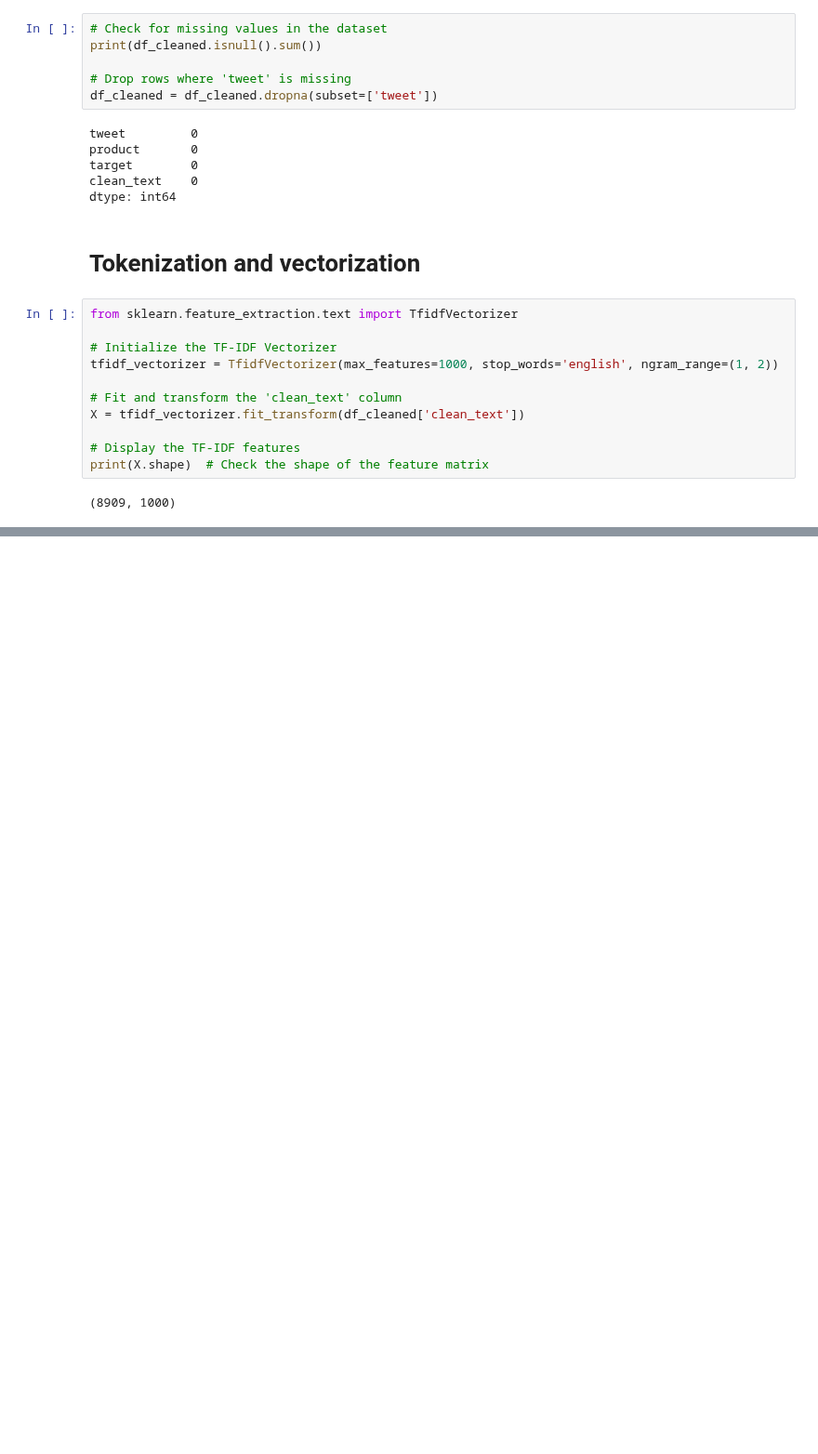
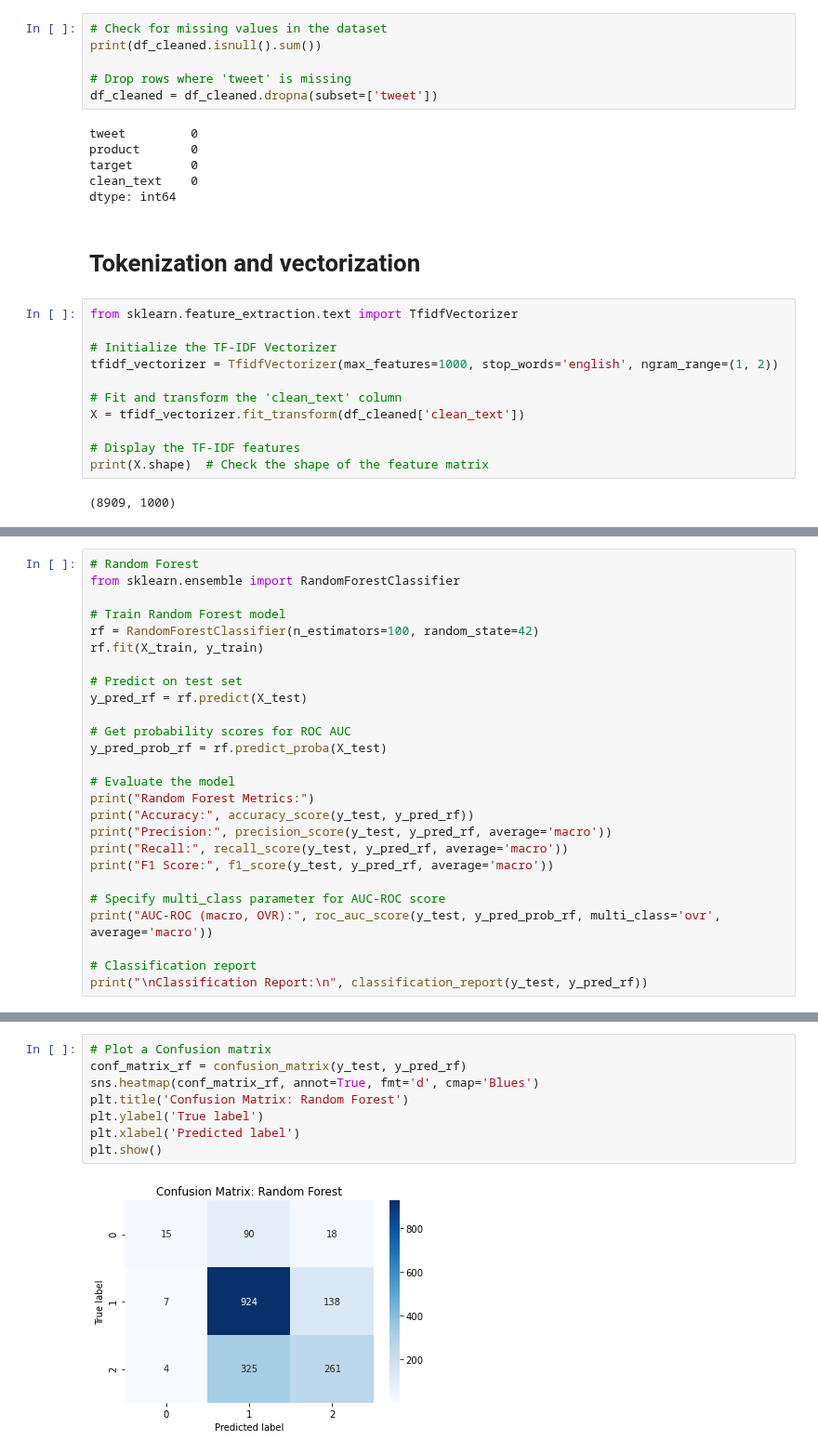
Before and after one commit to George-Chira/twitter-sentiment-analysis, a Jupyter notebook: notebooks/Catherine.ipynb, the cells around one changed output, grey strips where cells are left out. Shown at 93% size. Cells and saved outputs as stored; diff of their text form; blank space fills up the shorter version.

```diff
--- a/notebooks/Catherine.ipynb
+++ b/notebooks/Catherine.ipynb
@@ -332,0 +431,26 @@ df_cleaned['sentiment'] = df_cleaned['is_there_an_emotion_directed_at_a_brand_or
+# %%
+# Random Forest
+from sklearn.ensemble import RandomForestClassifier
+
+# Train Random Forest model
+rf = RandomForestClassifier(n_estimators=100, random_state=42)
+rf.fit(X_train, y_train)
+
+# Predict on test set
+y_pred_rf = rf.predict(X_test)
+
+# Get probability scores for ROC AUC
+y_pred_prob_rf = rf.predict_proba(X_test)
+
+# Evaluate the model
+print("Random Forest Metrics:")
+print("Accuracy:", accuracy_score(y_test, y_pred_rf))
+print("Precision:", precision_score(y_test, y_pred_rf, average='macro'))
+print("Recall:", recall_score(y_test, y_pred_rf, average='macro'))
+print("F1 Score:", f1_score(y_test, y_pred_rf, average='macro'))
+
+# Specify multi_class parameter for AUC-ROC score
+print("AUC-ROC (macro, OVR):", roc_auc_score(y_test, y_pred_prob_rf, multi_class='ovr', average='macro'))
+
+# Classification report
+print("\nClassification Report:\n", classification_report(y_test, y_pred_rf))
@@ -332,0 +475,10 @@ df_cleaned['sentiment'] = df_cleaned['is_there_an_emotion_directed_at_a_brand_or
+# %%
+# Plot a Confusion matrix
+conf_matrix_rf = confusion_matrix(y_test, y_pred_rf)
+sns.heatmap(conf_matrix_rf, annot=True, fmt='d', cmap='Blues')
+plt.title('Confusion Matrix: Random Forest')
+plt.ylabel('True label')
+plt.xlabel('Predicted label')
+plt.show()
+# %% [output]
+[figure, added]
```
Also changed, not shown: parts of 32 cells of this notebook.
